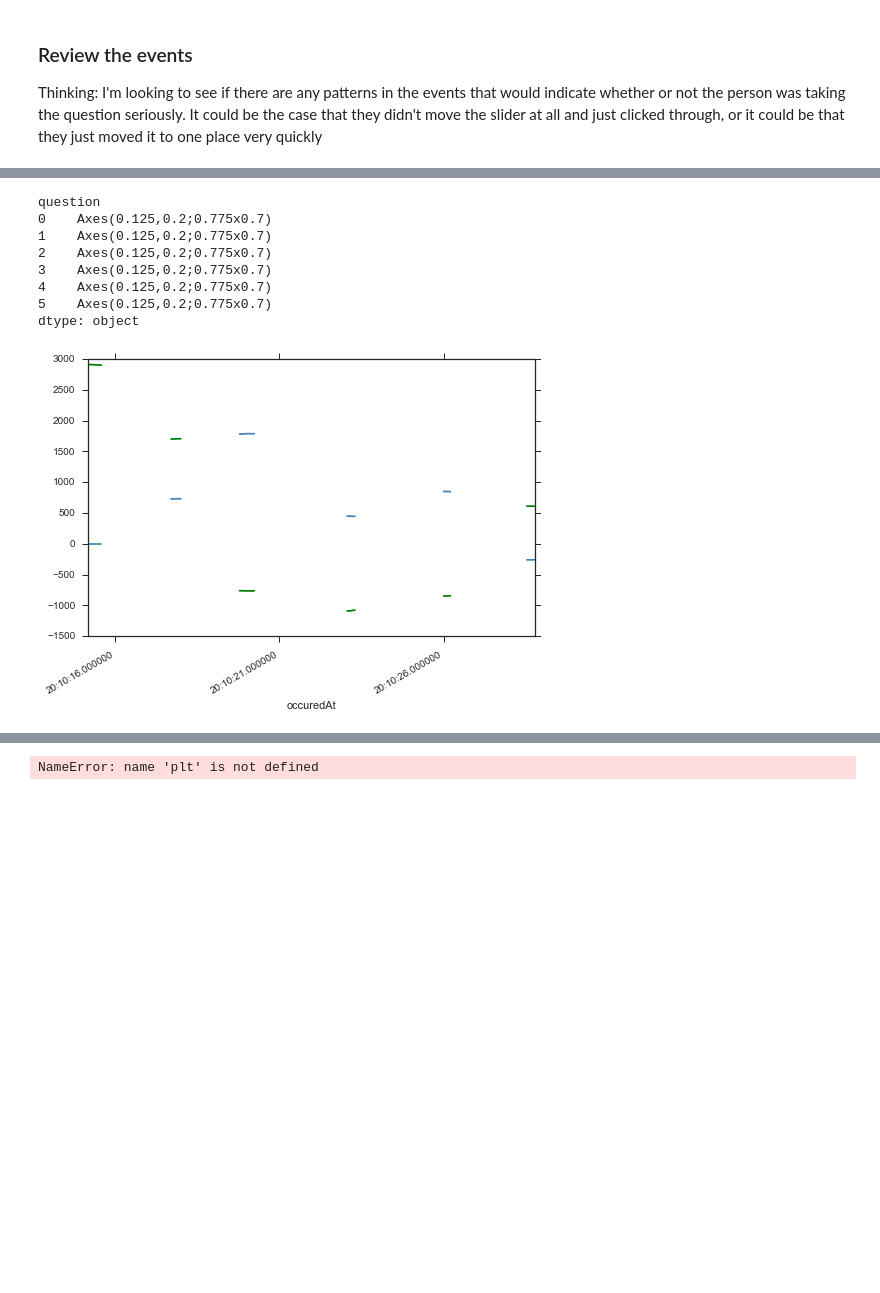
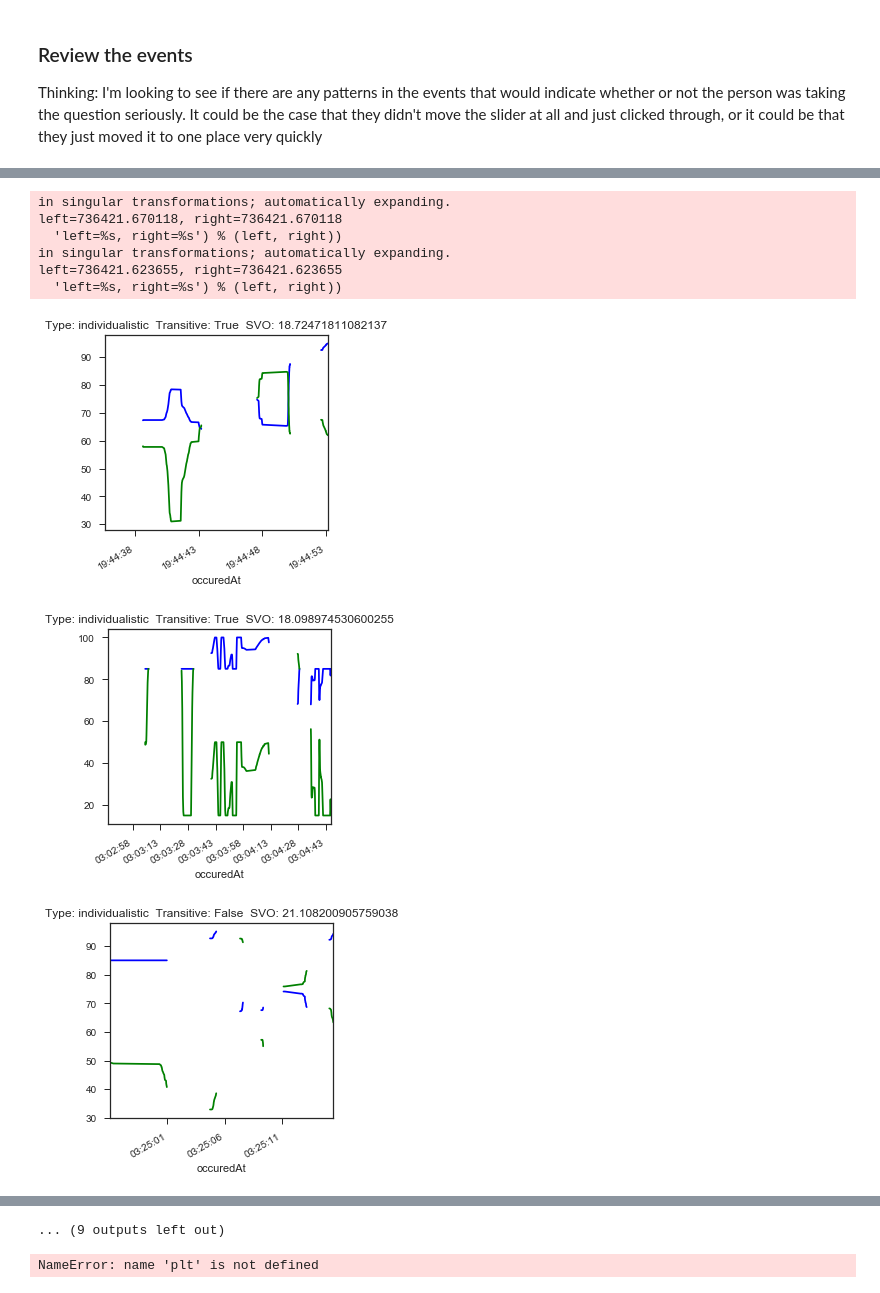
Before and after one commit to pdarche/thesis, a Jupyter notebook: notebooks/Identifying Bad Responses.ipynb, the cells around one changed output, grey strips where cells are left out. Cells and saved outputs as stored; diff of their text form; code cells hidden in the pictures; blank space fills up the shorter version.

```diff
--- a/notebooks/Identifying Bad Responses.ipynb
+++ b/notebooks/Identifying Bad Responses.ipynb
@@ -169,6 +183,3 @@ grouped = eventsdf.groupby('sessionId')
 # %%
-# sample_groups = list(grouped.groups.keys())
+sample_groups = list(grouped.groups.keys())
+# sample_groups = list(bdf._id)
-# %%
-sample_groups = list(bdf._id)
-# %%
-test = grouped.get_group(sample_groups[10])
@@ -174,0 +189,3 @@ test = grouped.get_group(sample_groups[10])
+# %%
+# test.head()
+sns.set(style="ticks", color_codes=True)
@@ -175,14 +214,21 @@ test = grouped.get_group(sample_groups[10])
 # %%
-fig, ax = plt.subplots(1, 1)
-test.sort_values('occuredAt').groupby('question').plot(x='occuredAt', y='diffSum', ax=ax, legend=False, color='steelblue')
-test.sort_values('occuredAt').groupby('question').plot(x='occuredAt', y='otherDiffSum', ax=ax, legend=False, color='green')
+# fig, axes = plt.subplots(ncols=3, sharey=True)
+for ix in range(0, 20):
+    fig, ax = plt.subplots(1, 1)
+    test = grouped.get_group(sample_groups[ix]).sort_values('occuredAt').groupby('question')
+    type_ = test.first().iloc[0]['type_y']
+    trans = test.first().iloc[0]['transitive']
+    svo = test.first().iloc[0]['svo']
+    plt.title("Type: {}  Transitive: {}  SVO: {}".format(type_, trans, svo))
+    test.plot(x='occuredAt', y='self', ax=ax, legend=False, color='blue', figsize=(4,3))
+    test.plot(x='occuredAt', y='other', ax=ax, legend=False, color='green', figsize=(4,4));
 # %% [output]
-question
-0    Axes(0.125,0.2;0.775x0.7)
-1    Axes(0.125,0.2;0.775x0.7)
-2    Axes(0.125,0.2;0.775x0.7)
-3    Axes(0.125,0.2;0.775x0.7)
-4    Axes(0.125,0.2;0.775x0.7)
-5    Axes(0.125,0.2;0.775x0.7)
-dtype: object
+in singular transformations; automatically expanding.
+left=736421.670118, right=736421.670118
+  'left=%s, right=%s') % (left, right))
+in singular transformations; automatically expanding.
+left=736421.623655, right=736421.623655
+  'left=%s, right=%s') % (left, right))
-[figure, old version]
+[figure, new version]
+[figure, added]
+[figure, added]
@@ -189,3 +243,4 @@ dtype: object
+... (9 outputs left out)
 # %%
 fig, ax = plt.subplots(1, 1)
 test.sort_values('occuredAt').groupby('question').plot(x='occuredAt', y='self', ax=ax, legend=False, color='steelblue')
```
Also changed, not shown: parts of 11 cells of this notebook, 3 other files.
